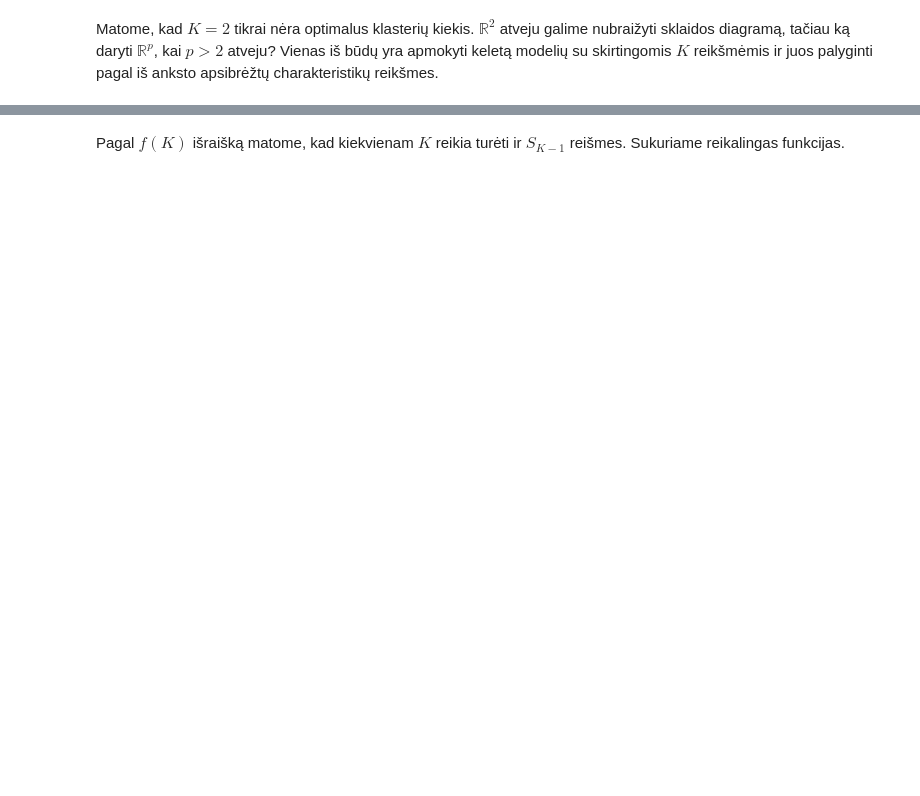
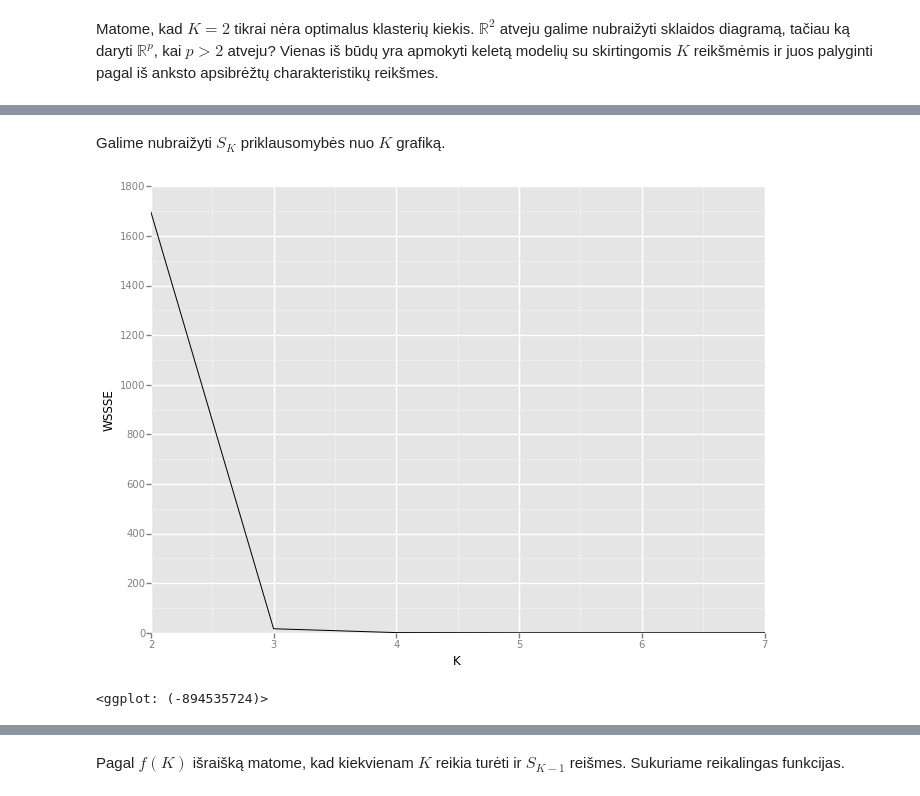
Before and after one commit to AndriusDap/p160m132-examples-spark, a Jupyter notebook: examples_kmeans.ipynb, the cells around one changed output, grey strips where cells are left out. Saved outputs shown, nothing was run; the diff lists cells and outputs as text; code cells hidden in the pictures; blank space fills up the shorter version.

```diff
--- a/examples_kmeans.ipynb
+++ b/examples_kmeans.ipynb
@@ -221,0 +317,7 @@ def kmeansWSSSEsByK(featuresRDD, kValues):
+# %% [markdown]
+Galime nubraižyti $S_K$ priklausomybės nuo $K$ grafiką.
+# %%
+gg.ggplot(gg.aes(x="K", y="WSSSE"), data=WSSSEDF.toPandas()) + gg.geom_line()
+# %% [output]
+[figure, added]
+<ggplot: (-894535724)>
```
Also changed, not shown: parts of 149 cells of this notebook.
